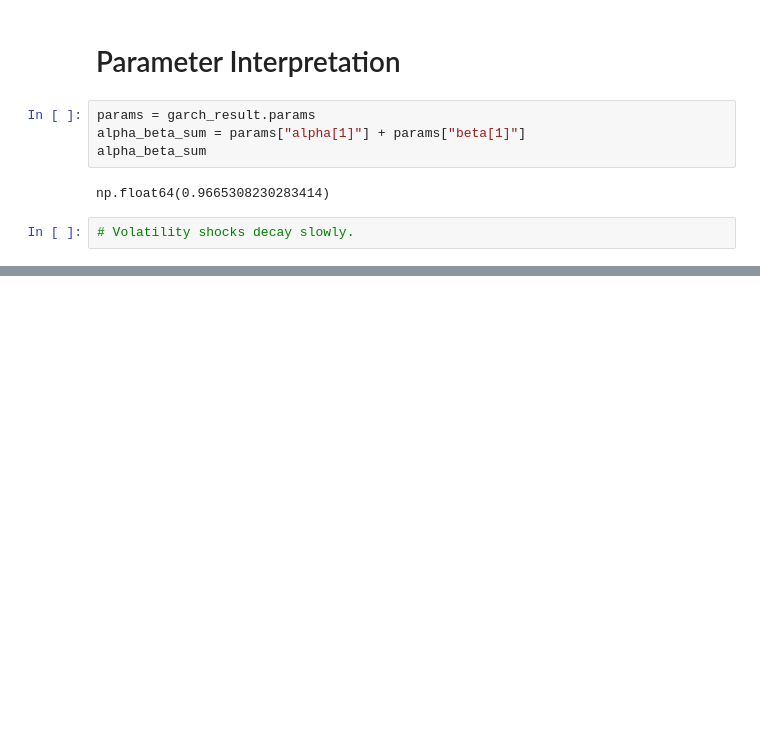
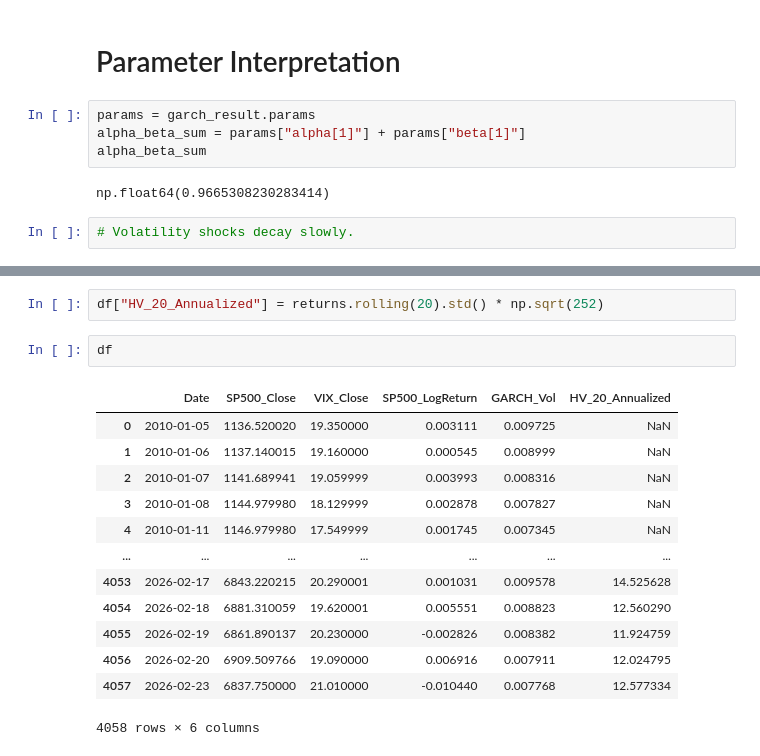
Before and after one commit to akhyear/GARCHVolatilityProject, a Jupyter notebook: notebooks/04_garch_modeling_with_arch.ipynb, the cells around one changed output, grey strips where cells are left out. Saved outputs shown, nothing was run; the diff lists cells and outputs as text; blank space fills up the shorter version.

```diff
--- a/notebooks/04_garch_modeling_with_arch.ipynb
+++ b/notebooks/04_garch_modeling_with_arch.ipynb
@@ -98,0 +116,18 @@ np.float64(0.9665308230283414)
+# %%
+df["HV_20_Annualized"] = returns.rolling(20).std() * np.sqrt(252)
+# %%
+df
+# %% [output]
+|  | Date | SP500_Close | VIX_Close | SP500_LogReturn | GARCH_Vol | HV_20_Annualized |
+| 0 | 2010-01-05 | 1136.520020 | 19.350000 | 0.003111 | 0.009725 | NaN |
+| 1 | 2010-01-06 | 1137.140015 | 19.160000 | 0.000545 | 0.008999 | NaN |
+| 2 | 2010-01-07 | 1141.689941 | 19.059999 | 0.003993 | 0.008316 | NaN |
+| 3 | 2010-01-08 | 1144.979980 | 18.129999 | 0.002878 | 0.007827 | NaN |
+| 4 | 2010-01-11 | 1146.979980 | 17.549999 | 0.001745 | 0.007345 | NaN |
+| ... | ... | ... | ... | ... | ... | ... |
+| 4053 | 2026-02-17 | 6843.220215 | 20.290001 | 0.001031 | 0.009578 | 14.525628 |
+| 4054 | 2026-02-18 | 6881.310059 | 19.620001 | 0.005551 | 0.008823 | 12.560290 |
+| 4055 | 2026-02-19 | 6861.890137 | 20.230000 | -0.002826 | 0.008382 | 11.924759 |
+| 4056 | 2026-02-20 | 6909.509766 | 19.090000 | 0.006916 | 0.007911 | 12.024795 |
+| 4057 | 2026-02-23 | 6837.750000 | 21.010000 | -0.010440 | 0.007768 | 12.577334 |
+4058 rows × 6 columns
```
Also changed, not shown: parts of 8 cells of this notebook.
